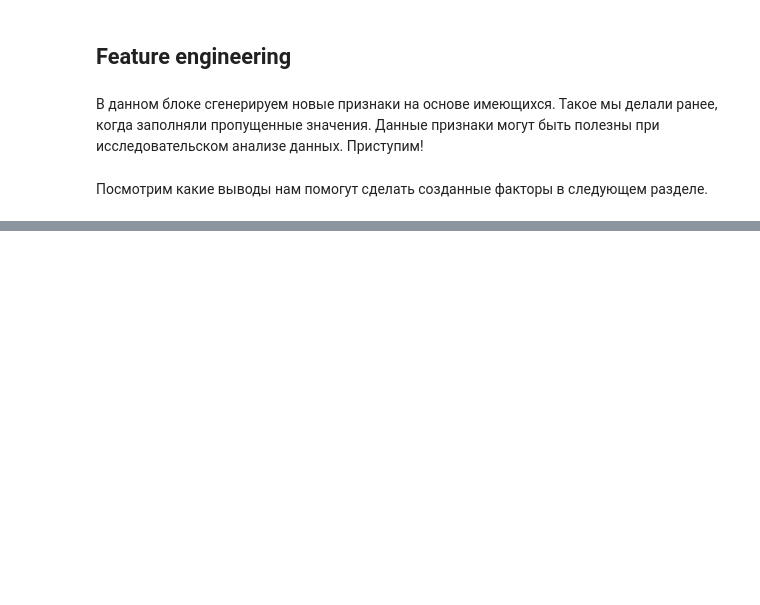
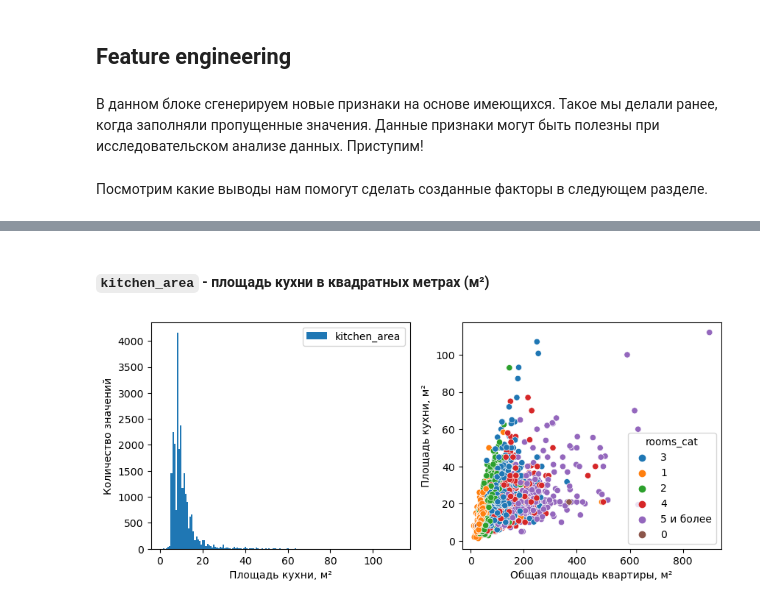
Before and after one commit to max150797/DataScience_Projects, a Jupyter notebook: Проекты по анализу данных/Исследование рынка недвижимости в Санкт-Петербурге/Разведывательный анализ данных.ipynb, the cells around one changed output, grey strips where cells are left out. Cells and saved outputs as stored; diff of their text form; code cells hidden in the pictures; blank space fills up the shorter version.

```diff
--- a/Проекты по анализу данных/Исследование рынка недвижимости в Санкт-Петербурге/Разведывательный анализ данных.ipynb
+++ b/Проекты по анализу данных/Исследование рынка недвижимости в Санкт-Петербурге/Разведывательный анализ данных.ipynb
@@ -467,0 +555,16 @@ data['center_km'] = data['cityCenters_nearest']/1000
+# %% [markdown]
+#### `kitchen_area` - площадь кухни в квадратных метрах (м²)
+# %%
+fig, axes = plt.subplots(1, 2, figsize=(10, 4))
+data.plot(kind='hist', y='kitchen_area', bins=150, ax=axes[0])
+sns.scatterplot(data, y='kitchen_area', x='total_area', hue='rooms_cat')
+
+axes[0].set_ylabel('Количество значений')
+axes[1].set_ylabel('Площадь кухни, м²')
+
+axes[0].set_xlabel('Площадь кухни, м²')
+axes[1].set_xlabel('Общая площадь квартиры, м²')
+
+plt.show()
+# %% [output]
+[figure, added]
```
Also changed, not shown: parts of 65 cells of this notebook.
